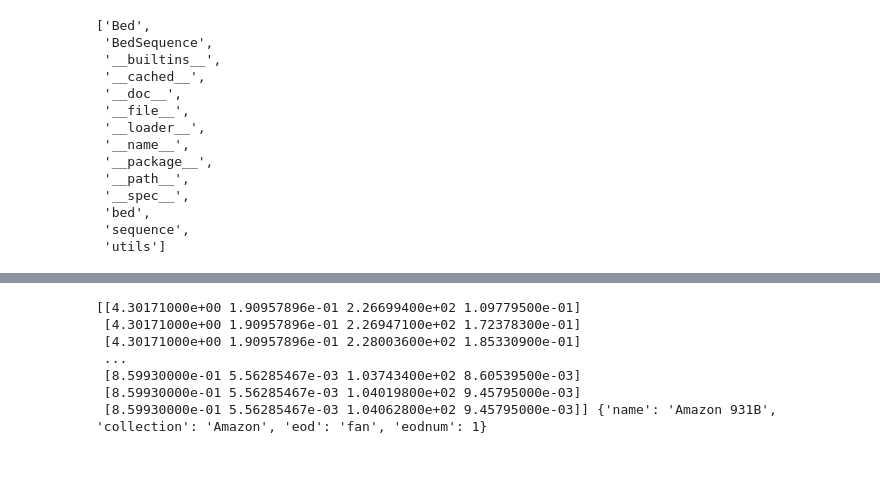
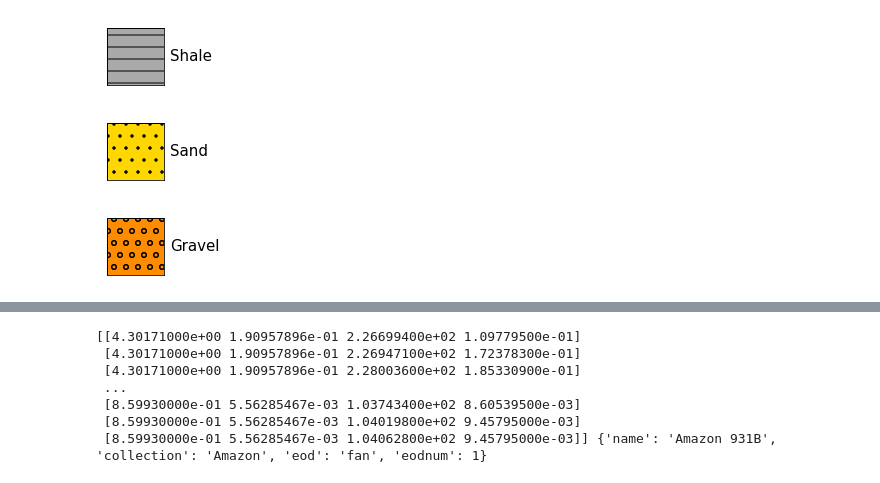
Before and after one commit to rgmyr/litholog, a Jupyter notebook: notebooks/test_sequence_construction.ipynb, the cells around one changed output, grey strips where cells are left out. Cells and saved outputs as stored; diff of their text form; code cells hidden in the pictures.

```diff
--- a/notebooks/scratch.ipynb
+++ b/notebooks/test_sequence_construction.ipynb
@@ -13,20 +29,9 @@ graphiclog.__file__
-# %%
-dir(graphiclog)
-# %% [output]
-['Bed',
- 'BedSequence',
- '__builtins__',
- '__cached__',
- '__doc__',
- '__file__',
- '__loader__',
- '__name__',
- '__package__',
- '__path__',
- '__spec__',
- 'bed',
- 'sequence',
- 'utils']
+# %%
+graphiclog.defaults.litholegend.plot()
+# %% [output]
+[figure, added]
+[figure, added]
+[figure, added]
 # %%
 transforms = {c : graphiclog.utils.string2array for c in ['depth_m', 'grain_size_mm']}
 
```
Also changed, not shown: parts of 17 cells of this notebook, 7 other files.
